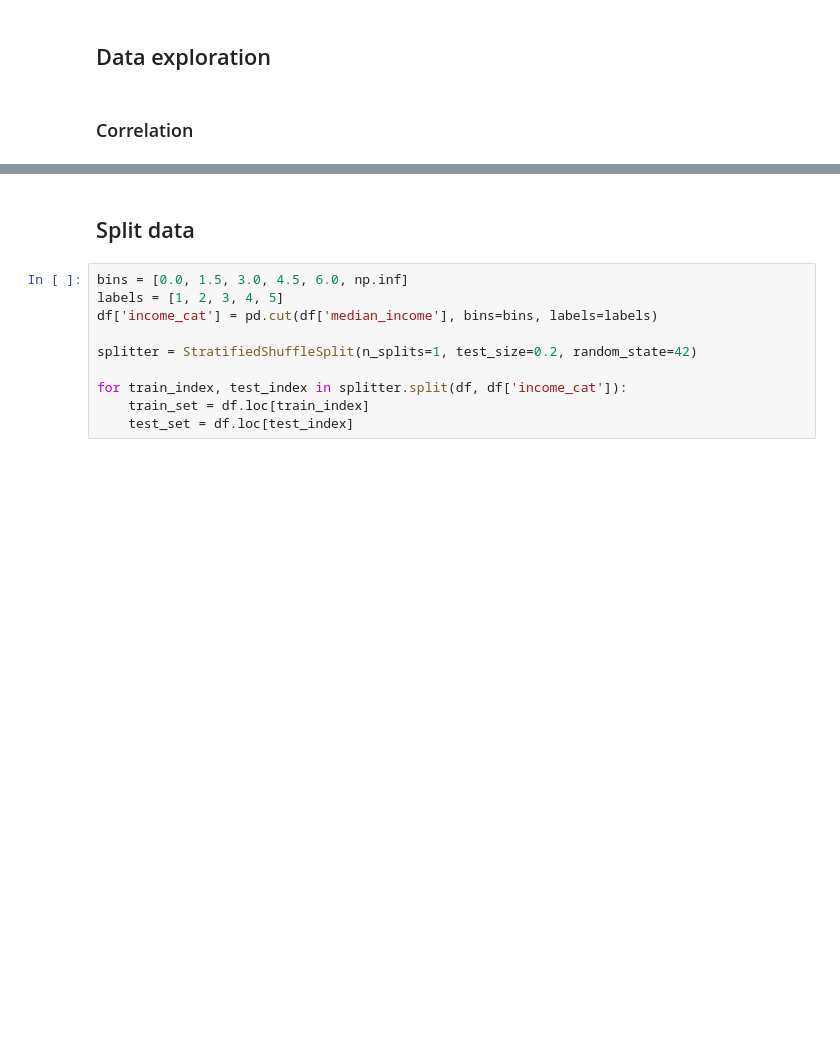
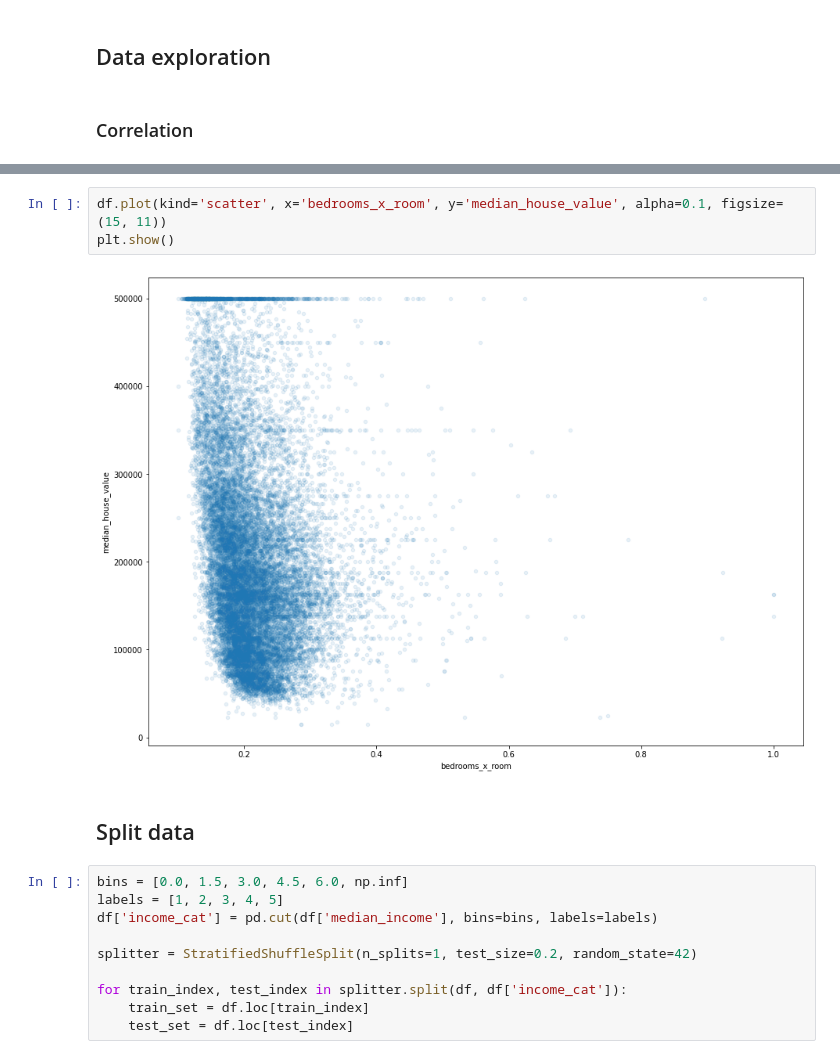
Before and after one commit to luiscberrocal/ml_hands_on, a Jupyter notebook: notebooks/001_House_Pricing.ipynb, the cells around one changed output, grey strips where cells are left out. Saved outputs shown, nothing was run; the diff lists cells and outputs as text; blank space fills up the shorter version.

```diff
--- a/notebooks/001_House_Pricing.ipynb
+++ b/notebooks/001_House_Pricing.ipynb
@@ -120,3 +120,8 @@ Name: median_house_value, dtype: float64
+# %%
+df.plot(kind='scatter', x='bedrooms_x_room', y='median_house_value', alpha=0.1, figsize=(15, 11))
+plt.show()
+# %% [output]
+[figure, added]
 # %% [markdown]
 ## Split data
 # %%
```
Also changed, not shown: parts of 10 cells of this notebook.
